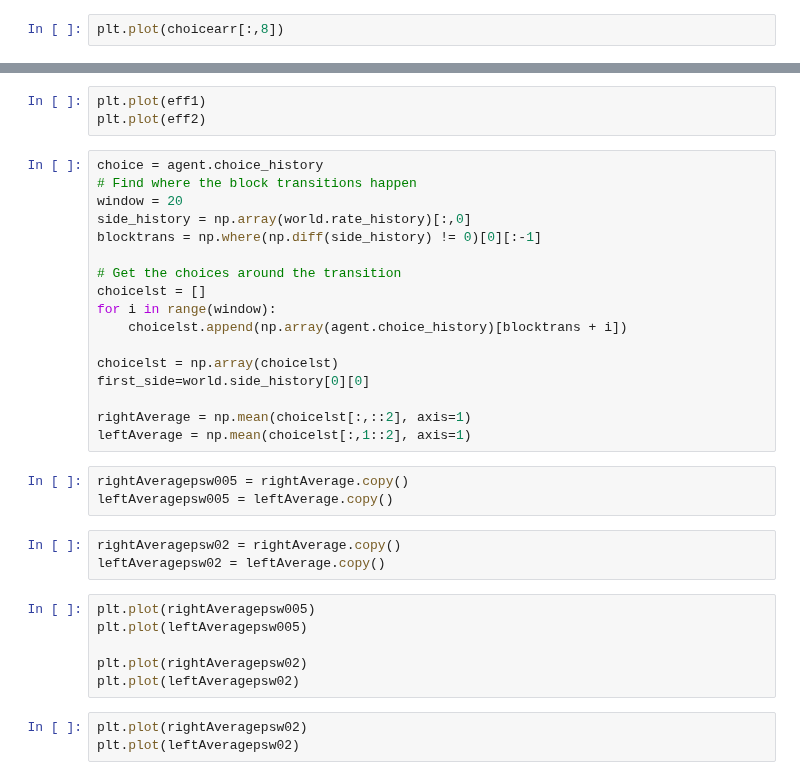
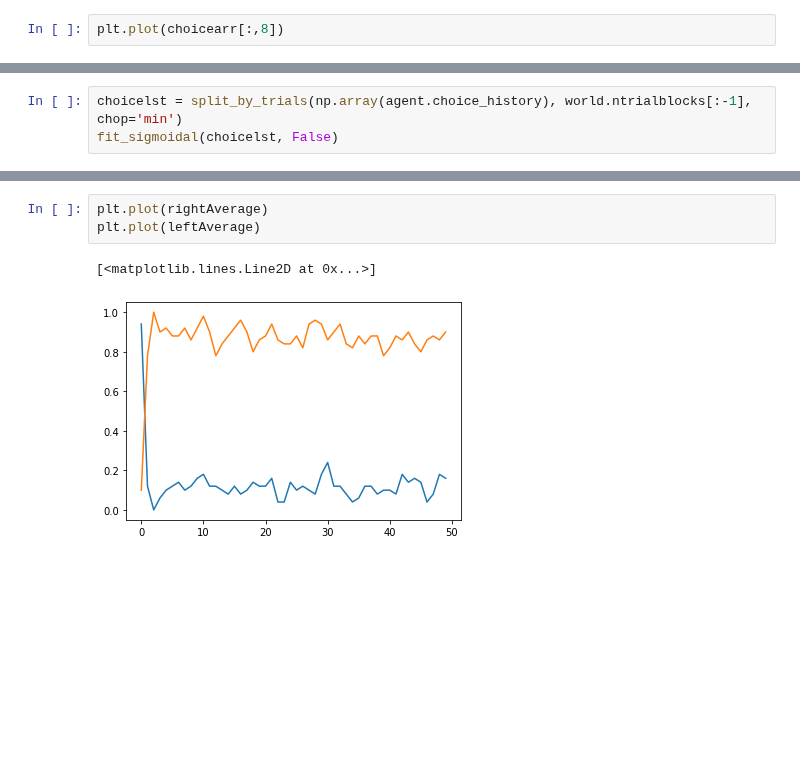
Before and after one commit to nhat-le/switching-simulations, a Jupyter notebook: switchingWorldCharacterization.ipynb, the cells around one changed output, grey strips where cells are left out. Cells and saved outputs as stored; diff of their text form; blank space fills up the shorter version.

```diff
--- a/switchingWorldCharacterization.ipynb
+++ b/switchingWorldCharacterization.ipynb
@@ -623,0 +665,3 @@ for i in range(1):
+# %%
+choicelst = split_by_trials(np.array(agent.choice_history), world.ntrialblocks[:-1], chop='min')
+fit_sigmoidal(choicelst, False)
@@ -624,35 +684,6 @@ for i in range(1):
 # %%
-plt.plot(eff1)
-plt.plot(eff2)
+plt.plot(rightAverage)
+plt.plot(leftAverage)
+# %% [output]
+[<matplotlib.lines.Line2D at 0x...>]
+[figure, added]
-# %%
-choice = agent.choice_history
-# Find where the block transitions happen
-window = 20
-side_history = np.array(world.rate_history)[:,0]
-blocktrans = np.where(np.diff(side_history) != 0)[0][:-1]
-
-# Get the choices around the transition
-choicelst = []
-for i in range(window):
-    choicelst.append(np.array(agent.choice_history)[blocktrans + i])
-
-choicelst = np.array(choicelst)
-first_side=world.side_history[0][0]
-
-rightAverage = np.mean(choicelst[:,::2], axis=1)
-leftAverage = np.mean(choicelst[:,1::2], axis=1)
-# %%
-rightAveragepsw005 = rightAverage.copy()
-leftAveragepsw005 = leftAverage.copy()
-# %%
-rightAveragepsw02 = rightAverage.copy()
-leftAveragepsw02 = leftAverage.copy()
-# %%
-plt.plot(rightAveragepsw005)
-plt.plot(leftAveragepsw005)
-
-plt.plot(rightAveragepsw02)
-plt.plot(leftAveragepsw02)
-# %%
-plt.plot(rightAveragepsw02)
-plt.plot(leftAveragepsw02)
```
Also changed, not shown: parts of 53 cells of this notebook, 1 other file.
